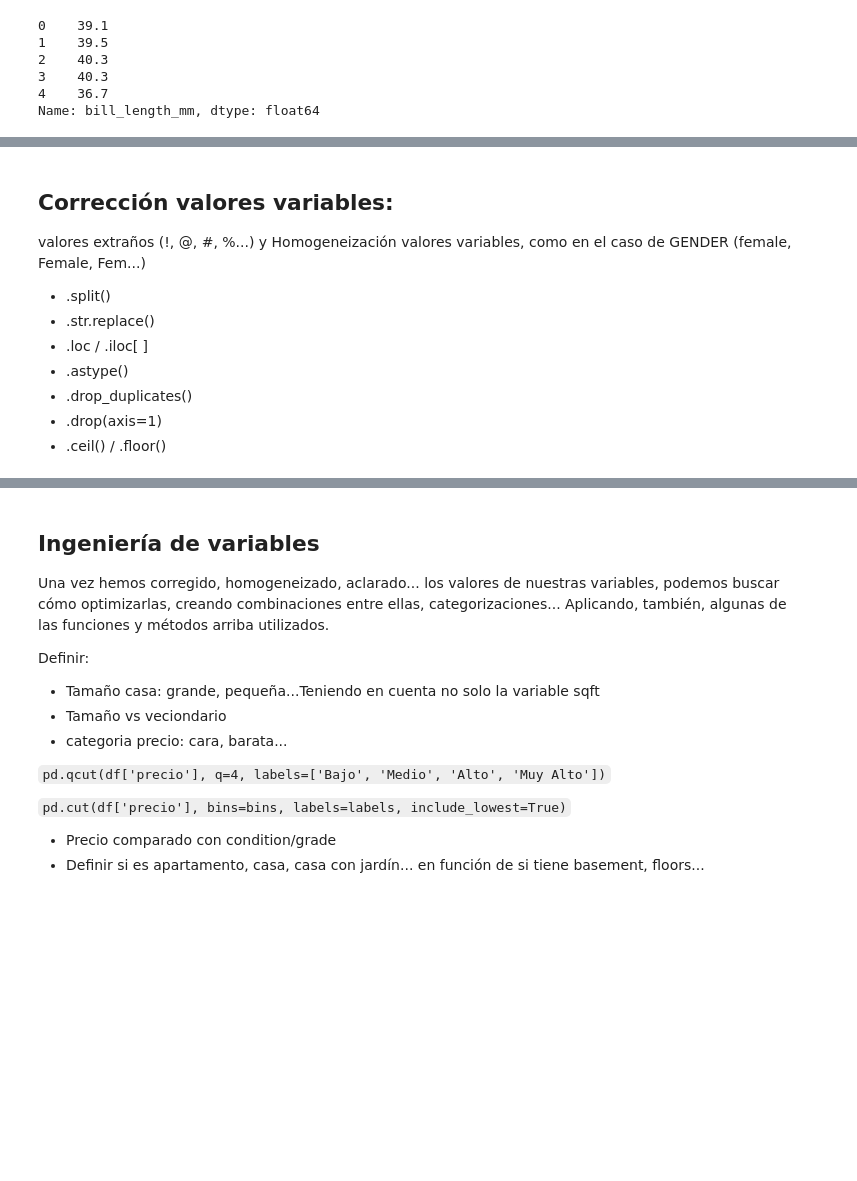
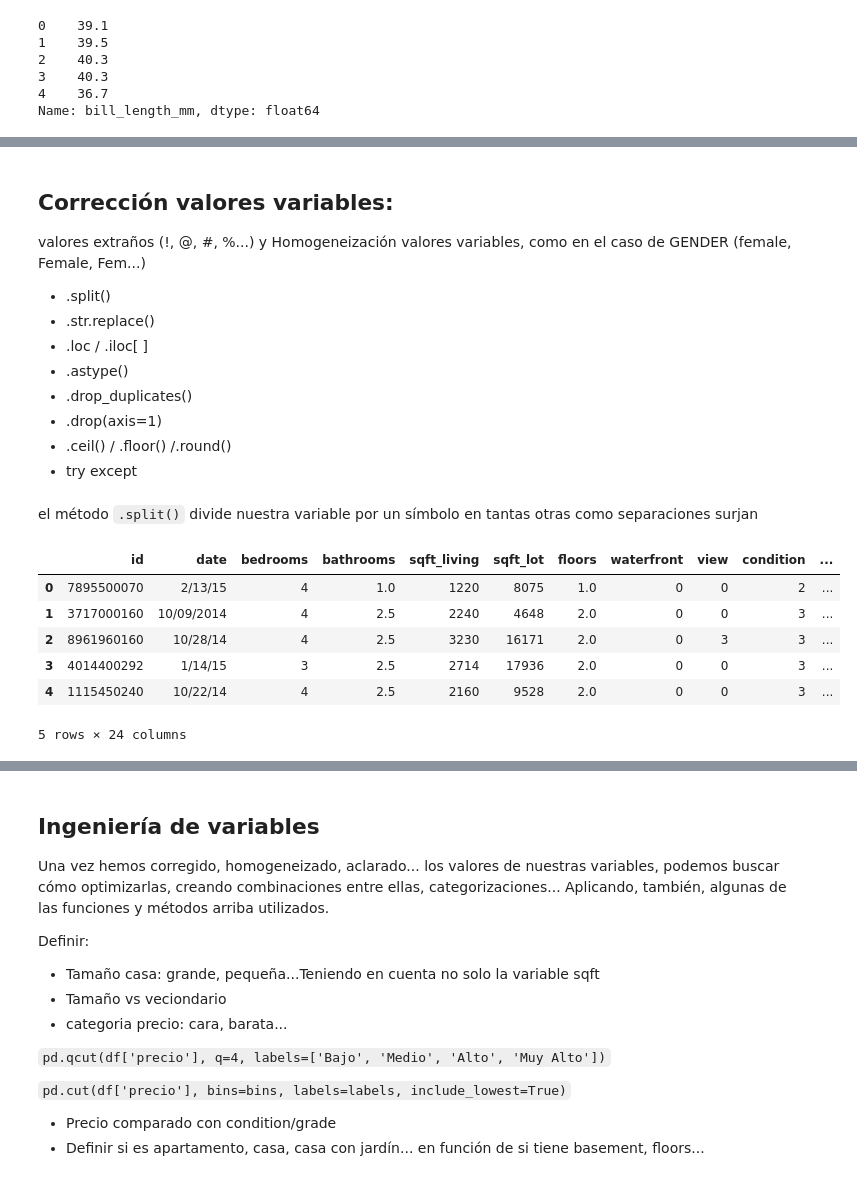
Before and after one commit to sofia-russmann/DS_Consorci_2025, a Jupyter notebook: 1.- Python y DataFrames/Guia_acciones_basicas.ipynb, the cells around one changed output, grey strips where cells are left out. Saved outputs shown, nothing was run; the diff lists cells and outputs as text; code cells hidden in the pictures; blank space fills up the shorter version.

```diff
--- a/1.- Python y DataFrames/Guia_acciones_basicas.ipynb
+++ b/1.- Python y DataFrames/Guia_acciones_basicas.ipynb
@@ -72,7 +89,7 @@ warnings.filterwarnings("ignore")
 # %%
 penguins = sns.load_dataset("penguins")
 # %%
-df = pd.read_csv('../../Data/House Pricing.csv', sep = ';')
+df = pd.read_csv('../Data/House Pricing.csv', sep = ';')
 df
 # %% [output]
 |  | id | date | bedrooms | bathrooms | sqft_living | sqft_lot | floors | waterfront | view | condition | ... |
@@ -183,0 +317,3 @@ Ver si alguna de nuestras variables toma valores por encima de los normal
+# %%
+df.loc[df['bedrooms']==33, 'bedrooms'] = 3
+df[['bedrooms','sqft_living','bathrooms']][df['bedrooms']==33]
@@ -191,4 +385,18 @@ valores extraños (!, @, #, %...) y Homogeneización valores variables, como en
  - .astype()
  - .drop_duplicates()
  - .drop(axis=1)
- - .ceil() / .floor()
+ - .ceil() / .floor() /.round()
+ - try except
+# %% [markdown]
+el método `.split()` divide nuestra variable por un símbolo en tantas otras como separaciones surjan
+# %%
+df['year'] = df['date'].str.split('/', expand=True)[2]
+df.head()
+# %% [output]
+|  | id | date | bedrooms | bathrooms | sqft_living | sqft_lot | floors | waterfront | view | condition | ... |
+| 0 | 7895500070 | 2/13/15 | 4 | 1.0 | 1220 | 8075 | 1.0 | 0 | 0 | 2 | ... |
+| 1 | 3717000160 | 10/09/2014 | 4 | 2.5 | 2240 | 4648 | 2.0 | 0 | 0 | 3 | ... |
+| 2 | 8961960160 | 10/28/14 | 4 | 2.5 | 3230 | 16171 | 2.0 | 0 | 3 | 3 | ... |
+| 3 | 4014400292 | 1/14/15 | 3 | 2.5 | 2714 | 17936 | 2.0 | 0 | 0 | 3 | ... |
+| 4 | 1115450240 | 10/22/14 | 4 | 2.5 | 2160 | 9528 | 2.0 | 0 | 0 | 3 | ... |
+5 rows × 24 columns
```
Also changed, not shown: parts of 64 cells of this notebook.
